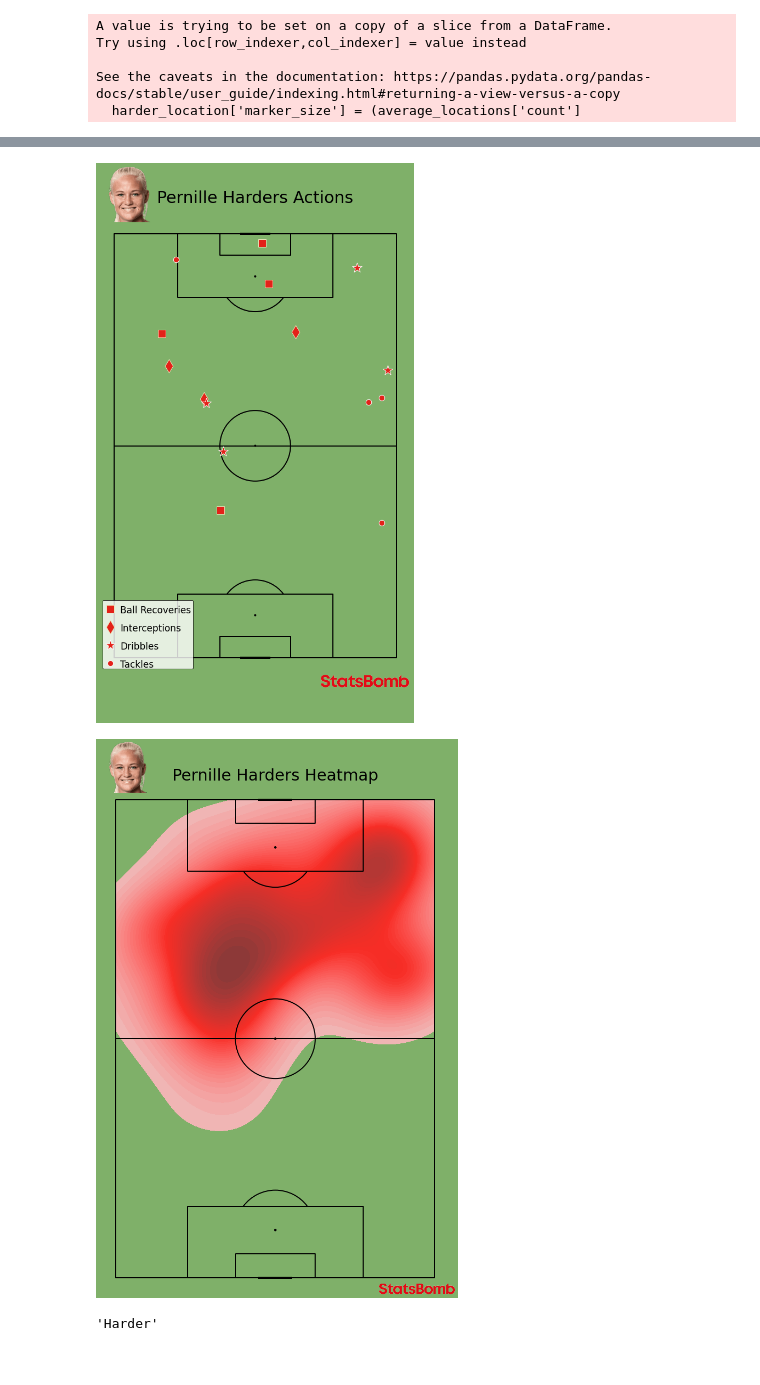
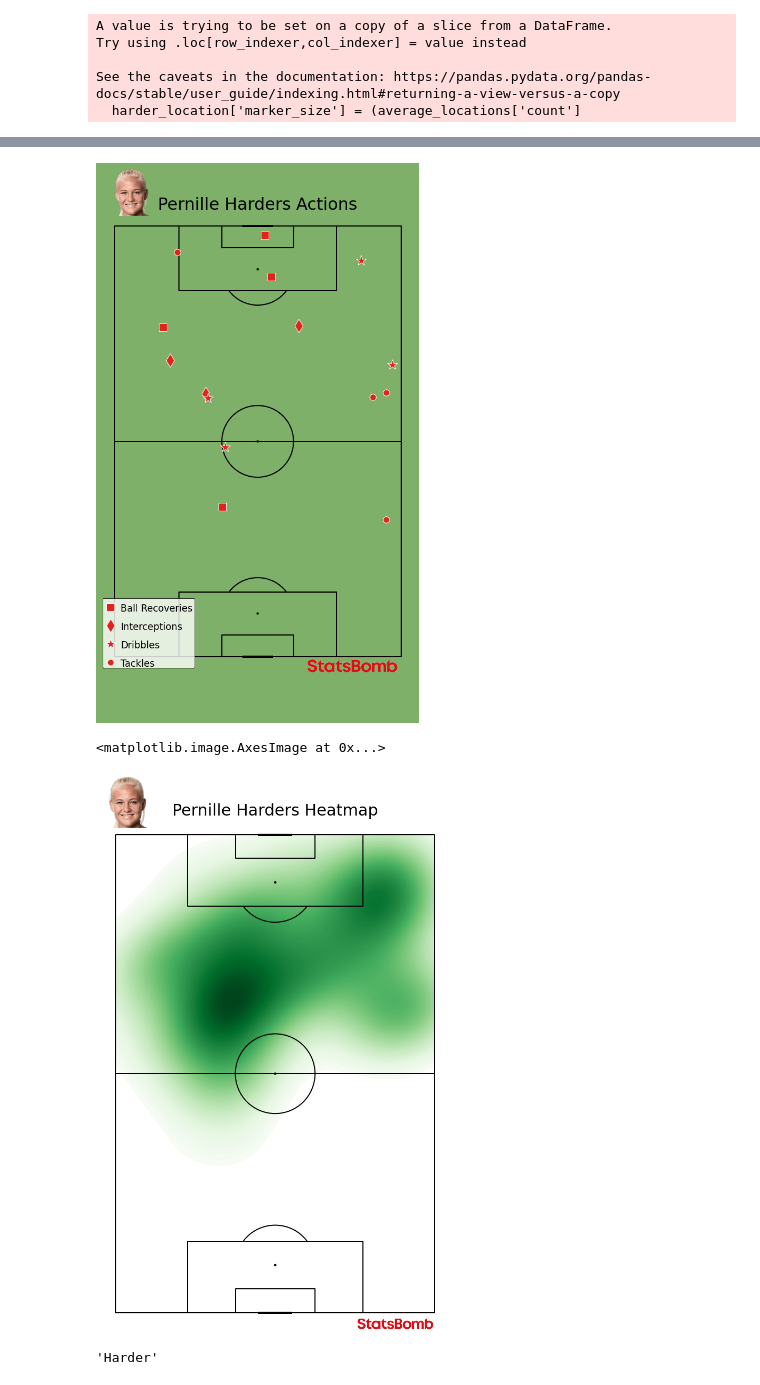
Before and after one commit to AugustSteff/Data-Analysis-in-football, a Jupyter notebook: Den v Fin_Analysis.ipynb, the cells around one changed output, grey strips where cells are left out. Saved outputs shown, nothing was run; the diff lists cells and outputs as text; code cells hidden in the pictures.

```diff
--- a/Den v Fin_Analysis.ipynb
+++ b/Den v Fin_Analysis.ipynb
@@ -48,7 +66,9 @@ for x in range(len(allshots["shot_statsbomb_xg"])):
            a_Xg.append(allshots["shot_statsbomb_xg"][x])
            a_min.append(allshots["minute"][x])
 
-
+    if allshots["shot_outcome"][x]=="Goal":
+           h_goals.append(allshots["shot_statsbomb_xg"][x])
+           h_min_goals.append(allshots["minute"][x])
 
 alast = round(a_cumulative[-1],2)
 hlast = round(h_cumulative[-1],2)
@@ -466,14 +526,12 @@ ax.set_title("Pass Network For Finland", fontsize=30, color=textColor)
 # %%
 harderEvents = df[df["player"]== MVP]
-harderEvents = harderEvents[harderEvents["type"]!= 'Ball Receipt*']
-harderEvents = harderEvents[harderEvents["type"]!= 'Injury Stoppage']
-harderEvents = harderEvents[harderEvents["type"]!= 'Player Off']
-harderEvents = harderEvents[harderEvents["type"]!= 'Player On']
-harderEvents = harderEvents[harderEvents["type"]!= 'Substitution']
-harderEvents = harderEvents[harderEvents["type"]!= 'Dispossessed']
-harderEvents = harderEvents[harderEvents["type"]!= 'Miscontrol']
+harderEvents = harderEvents[(harderEvents["type"]!= 'Ball Receipt*') & (harderEvents["type"]!= 'Injury Stoppage')
+                            & (harderEvents["type"]!= 'Player Off') & (harderEvents["type"]!= 'Player On')
+                            & (harderEvents["type"]!= 'Substitution') & (harderEvents["type"]!= 'Dispossessed')
+                            & (harderEvents["type"]!= 'Miscontrol')]
 
-harderEvents = harderEvents[[ 'player', 'minute', 'second', 'location',  "type", "under_pressure", "dribble_outcome", "duel_type"]]
+harderEvents = harderEvents[[ 'player',"player_id", 'minute', 'second', 'location',  "type",
+                             "under_pressure", "dribble_outcome", "duel_type"]]
 
 harderEvents['x'] = harderEvents.location.apply(lambda x: x[0])
 harderEvents['y'] = harderEvents.location.apply(lambda x: x[1])
@@ -492,26 +555,26 @@ pitch = VerticalPitch(pitch_type='statsbomb', pitch_color=pitchColor, line_color
 fig, axs= pitch.grid(figheight=16, title_height=0.06, axis=False)
 fig.set_facecolor(figColor)
 
-scatter_recovery = pitch.scatter(BallRecovery.x, BallRecovery.y, c= hteamColor, edgecolor = "#ECE4B7",
+scatter_recovery = pitch.scatter(BallRecovery.x, BallRecovery.y, c= hteamColor, edgecolor = "white",
                                  s=200, marker='s',  ax=axs['pitch'], label = "Ball Recoveries")
 
 scatter_interception = pitch.scatter(Interception.x, Interception.y, c= hteamColor,
-                                     s=300, marker='d', edgecolor = "#ECE4B7", ax=axs['pitch'], label = "Interceptions")
+                                     s=300, marker='d', edgecolor = "white", ax=axs['pitch'], label = "Interceptions")
 
 scatter_dribble = pitch.scatter(Dribble.x, Dribble.y, c= hteamColor, edgecolor= "white",
                                 s=350, marker='*',  ax=axs['pitch'], label = "Dribbles")
 
 scatter_tackle = pitch.scatter(Tackle.x, Tackle.y, c=hteamColor, edgecolor= "white",
-                               s=430, marker=".",  ax=axs['pitch'], label = "Tackles")
+                               s=520, marker=".",  ax=axs['pitch'], label = "Tackles")
 
-axs["title"].text (0.5, 0.4, "Pernille Harders Actions", color= textColor, va="center", ha="center", fontsize=30)
+axs["title"].text (0.5, 0.01, "Pernille Harders Actions", color= textColor, va="center", ha="center", fontsize=30)
 
 
-ax3 = fig.add_axes([0.7, 0.010, 0.27, 0.24])
+ax3 = fig.add_axes([0.65, 0.033, 0.27, 0.24])
 ax3.axis('off')
 ax3.imshow(im)
 
-ax4 = fig.add_axes([0.03, 0.78, 0.17, 0.24])
+ax4 = fig.add_axes([0.05, 0.77, 0.14, 0.24])
 ax4.axis('off')
 ax4.imshow(harderPic)
 
@@ -523,4 +586,4 @@ for text in legend.get_texts():
 
 #plt.savefig('viz/Harder Actions, Denmark v Finland', dpi=300, bbox_inches='tight')
 # %% [output]
-[figure, old version]
+[figure, new version]
@@ -527,27 +596,28 @@ for text in legend.get_texts():
 # %%
-pitch = VerticalPitch(pitch_type='statsbomb', pitch_color=pitchColor,  line_color=linesColor, line_zorder=2)
+pitch = VerticalPitch(pitch_type='statsbomb', pitch_color="white",  line_color=linesColor, line_zorder=2)
 fig, ax = pitch.draw(figsize=(11, 14))
-fig.set_facecolor(figColor)
+fig.set_facecolor("white")
 
 kde = pitch.kdeplot(harderEvents.x, harderEvents.y, ax=ax,
-                    shade=True, levels=50,
+                    shade=True, levels=130,
                     shade_lowest=False,
                     cut=4.1,
-                    color= hteamColor)
+                    cmap="Greens")
 
 ax.set_title("Pernille Harders Heatmap", fontsize=30, color= textColor)
 
-ax3 = fig.add_axes([0.7, 0.010, 0.27, 0.02])
-ax3.axis('off')
-ax3.imshow(im)
+logo = fig.add_axes([0.65, 0.010, 0.27, 0.02])
+logo.axis('off')
+logo.imshow(im)
 
-ax4 = fig.add_axes([0.09, 0.87, 0.12, 0.24])
-ax4.axis('off')
-ax4.imshow(harderPic)
+pic = fig.add_axes([0.09, 0.87, 0.12, 0.24])
+pic.axis('off')
+pic.imshow(harderPic)
 
 #plt.savefig('viz/Heat Map for Harder, Denmark v Finland', dpi=300, bbox_inches='tight')
 # %% [output]
+<matplotlib.image.AxesImage at 0x...>
-[figure, old version]
+[figure, new version]
 # %%
 xgDen = dfDen["shot_statsbomb_xg"].sum()
 xgDen = str(round(xgDen, 2))
```
Also changed, not shown: parts of 26 cells of this notebook.
